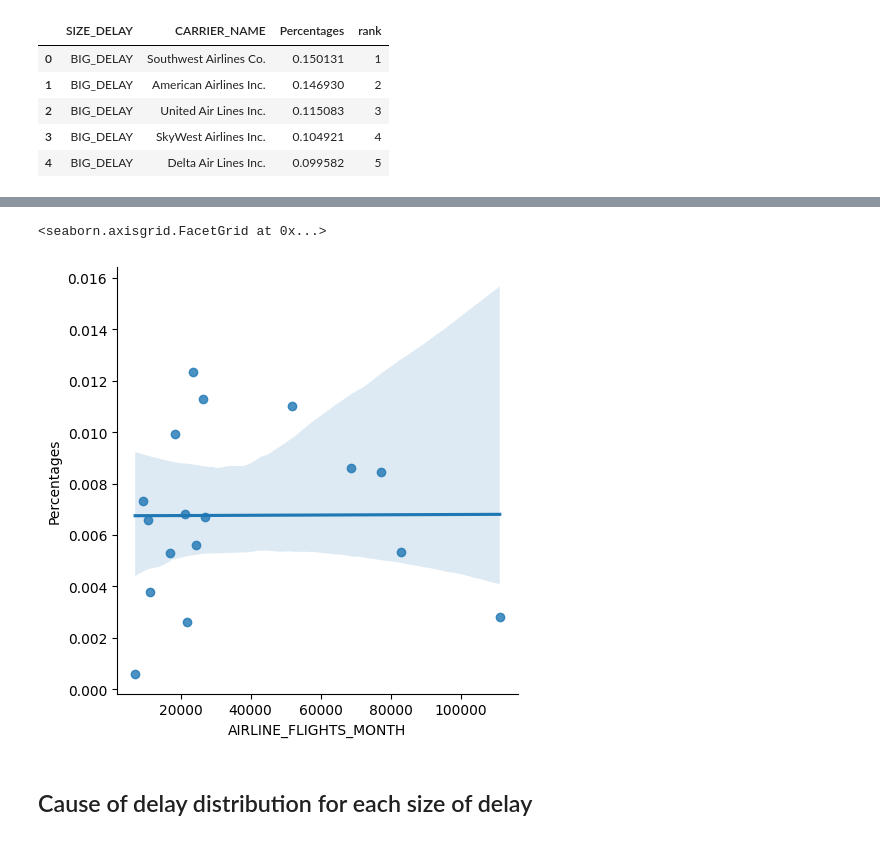
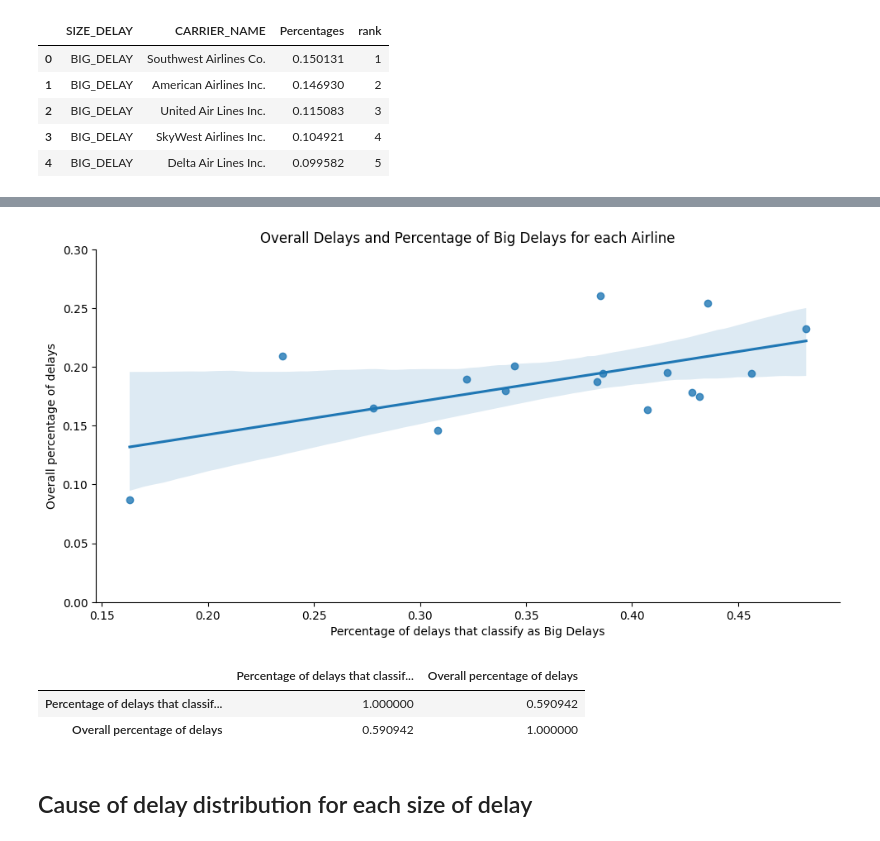
Before and after one commit to franciscapalacios/python_project, a Jupyter notebook: python_project.ipynb, the cells around one changed output, grey strips where cells are left out. Cells and saved outputs as stored; diff of their text form; code cells hidden in the pictures.

```diff
--- a/python_project.ipynb
+++ b/python_project.ipynb
@@ -34,0 +59,21 @@ df.head()
+# %%
+# Add other delays
+
+df['number_delays'] = df[['LATE_AIRCRAFT_DELAY', 'CARRIER_DELAY', 'WEATHER_DELAY', 'NAS_DELAY', 'SECURITY_DELAY']].sum(axis=1).fillna(0)
+df.loc[(df['SIZE_DELAY']!='NO_DELAY') & (df['number_delays']==0), 'OTHER_CAUSES'] = 1
+df.OTHER_CAUSES = df.OTHER_CAUSES.fillna(0)
+
+df.loc[(df['OTHER_CAUSES'] == 1) & (df['DEP_DELAY_NEW'] >= 15), 'SIZE_OTHER_CAUSES'] = f'SMALL_OTHER_CAUSES'
+df.loc[(df['OTHER_CAUSES'] == 1) & (df['DEP_DELAY_NEW'] > 30), 'SIZE_OTHER_CAUSES'] = f'MEDIUM_OTHER_CAUSES'
+df.loc[(df['OTHER_CAUSES'] == 1) & (df['DEP_DELAY_NEW'] > 60), 'SIZE_OTHER_CAUSES'] = f'BIG_OTHER_CAUSES'
+df.loc[(df[f'SIZE_OTHER_CAUSES'].isna()) & (df['DEP_DEL15']==0), 'SIZE_OTHER_CAUSES'] = 'NO_DELAY'
+
+df['number_delays'] = df[['LATE_AIRCRAFT_DELAY', 'CARRIER_DELAY', 'WEATHER_DELAY', 'NAS_DELAY', 'SECURITY_DELAY', 'OTHER_CAUSES']].sum(axis=1).fillna(0)
+# Add previous airport region
+df = df.merge(
+            df[['DEPARTING_AIRPORT', 'Region']].rename(columns={'DEPARTING_AIRPORT':'PREVIOUS_AIRPORT', 'Region':'region_prev_airport'})\
+            .drop_duplicates(subset='PREVIOUS_AIRPORT'),\
+            on='PREVIOUS_AIRPORT', how='left'
+)
+
+df.head()
@@ -255,3 +355,28 @@ fig.show()
+# %%
+
+airline_delays = df_dumbbell_airlines \
+    .merge( df[['CARRIER_NAME', 'DEP_DEL15']] \
+        .groupby('CARRIER_NAME')['DEP_DEL15'] \
+        .value_counts(normalize=True) \
+        .rename('Overall percentage of delays') \
+        .reset_index() \
+        .query('DEP_DEL15 == 1'), \
+    on='CARRIER_NAME' ) \
+    .query("SIZE_DELAY == 'BIG_DELAY'") \
+    .rename(columns={'Percentages':'Percentage of delays that classify as Big Delays'})
+
+sns.lmplot(airline_delays, x='Percentage of delays that classify as Big Delays', y='Overall percentage of delays', aspect=2)
+plt.ylim(0,0.3)
+plt.title('Overall Delays and Percentage of Big Delays for each Airline')
+plt.savefig('delays_airlines.png')
+# %% [output]
+[figure, added]
+# %%
+airline_delays[['Percentage of delays that classify as Big Delays', 'Overall percentage of delays']].corr(numeric_only=True)
+# %% [output]
+|  | Percentage of delays that classif... | Overall percentage of delays |
+| Percentage of delays that classif... | 1.000000 | 0.590942 |
+| Overall percentage of delays | 0.590942 | 1.000000 |
 # %%
 df_dumbbell_airlines = df \
     .groupby(['CARRIER_NAME']) \
@@ -295,18 +425,3 @@ fig.show()
-# %%
-# Do airlines with a bigger perc of big delays have more flights per month?
-
-df_lateaircraft_big_delay = df.groupby(['CARRIER_NAME']).SIZE_WEATHER_DELAY.value_counts(normalize=True) \
-    .rename('Percentages').reset_index() \
-    .sort_values(by=['CARRIER_NAME', 'Percentages'], ascending=[True,False])
-
-df_airline_flights = (df_lateaircraft_big_delay[df_lateaircraft_big_delay['SIZE_WEATHER_DELAY']=='BIG_WEATHER_DELAY']
-.merge(df.groupby('CARRIER_NAME').AIRLINE_FLIGHTS_MONTH.mean().reset_index(),
-how='left'))
-
-sns.lmplot(df_airline_flights, x='AIRLINE_FLIGHTS_MONTH', y='Percentages')
-# %% [output]
-<seaborn.axisgrid.FacetGrid at 0x...>
-[figure, removed]
 # %% [markdown]
 ## Cause of delay distribution for each size of delay
 # %%
```
Also changed, not shown: parts of 83 cells of this notebook, 1 other file.
